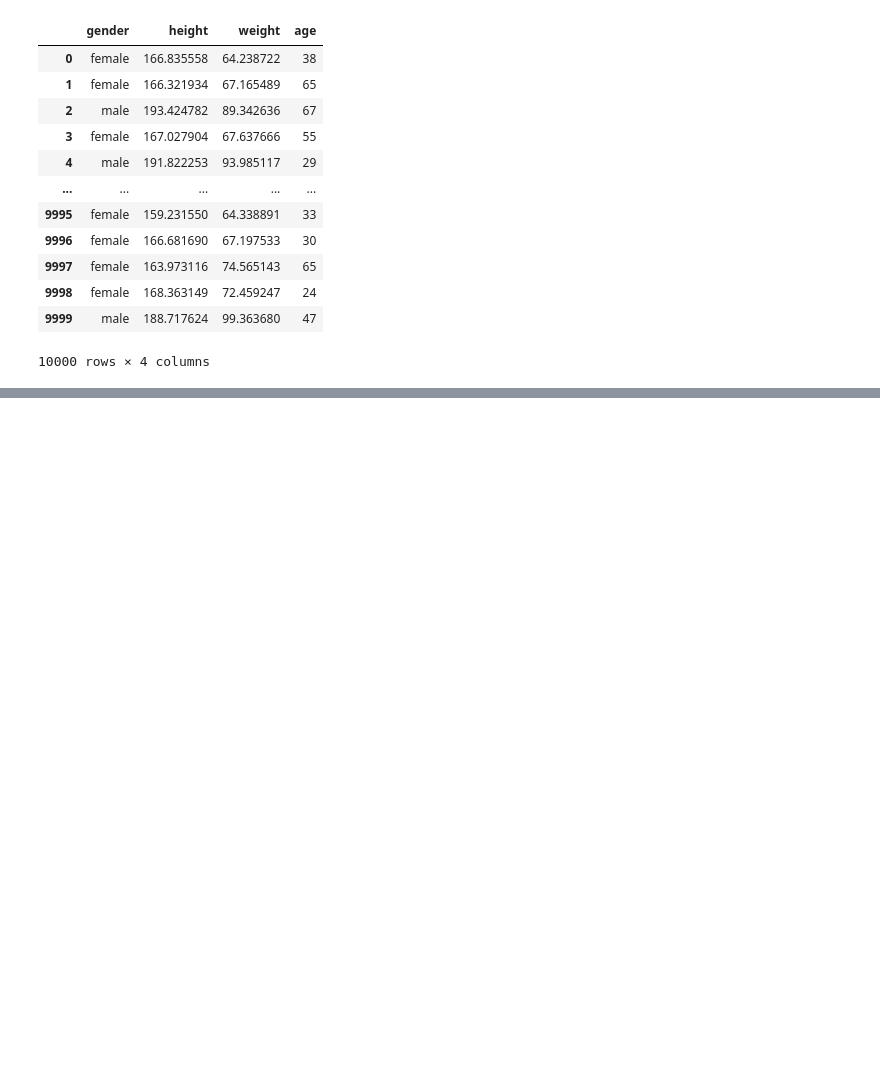
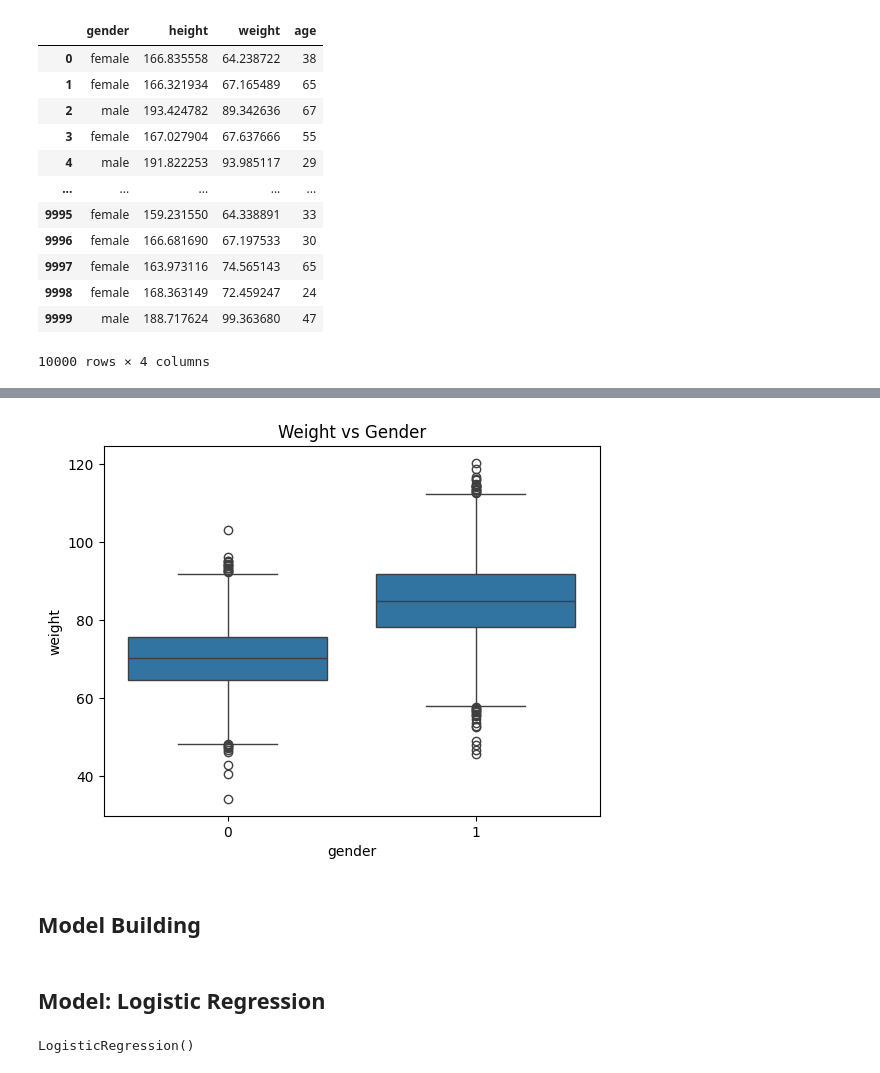
Before and after one commit to ahmed4mohamed4/Gender-detection-ML-model, a Jupyter notebook: model/main.ipynb, the cells around one changed output, grey strips where cells are left out. Drawn from its saved outputs; the diff is of its cells as text; code cells hidden in the pictures; blank space fills up the shorter version.

```diff
--- a/model/main.ipynb
+++ b/model/main.ipynb
@@ -25,0 +109,9 @@ df
+# %%
+# Weight vs Gender
+sns.boxplot (x= 'gender', y= 'weight', data= df)
+plt.title ("Weight vs Gender")
+plt.show ()
+# %% [output]
+[figure, added]
+# %% [markdown]
+## Model Building
@@ -25,0 +127,7 @@ df
+# %% [markdown]
+## Model: Logistic Regression
+# %%
+model = LogisticRegression ()
+model.fit (X_train, Y_train)
+# %% [output]
+LogisticRegression()
```
Also changed, not shown: parts of 15 cells of this notebook, 3 other files.
